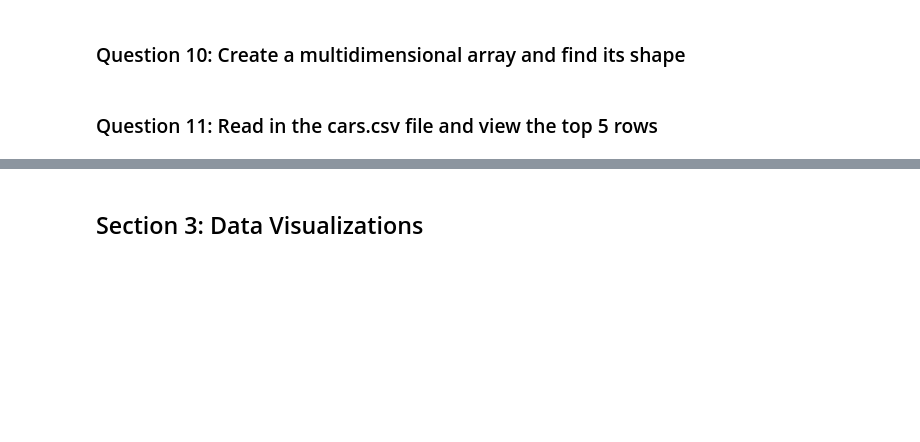
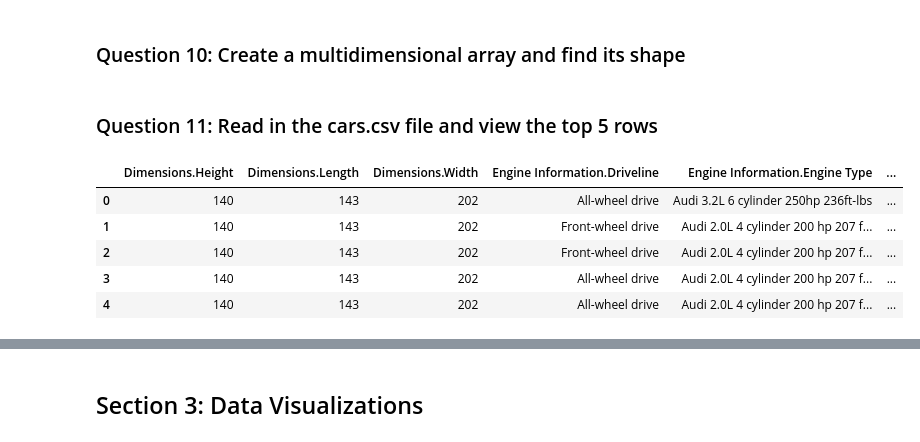
Before and after one commit to cjunhyuk/DS-Pre-Work-Review-, a Jupyter notebook: Pre-Work Review .ipynb, the cells around one changed output, grey strips where cells are left out. Drawn from its saved outputs; the diff is of its cells as text; code cells hidden in the pictures; blank space fills up the shorter version.

```diff
--- a/Pre-Work Review .ipynb
+++ b/Pre-Work Review .ipynb
@@ -294,8 +294,16 @@ shape_x = None
 ### Question 11:  Read in the cars.csv file and view the top 5 rows
 # %%
 #import the pandas library as pd
+import pandas as pd
 
-cars = None #replace with reading in the csv
+cars =  pd.read_csv("data/cars.csv")#replace with reading in the csv
 
 #call the .head method on cars
-None
+cars.head()
+# %% [output]
+|  | Dimensions.Height | Dimensions.Length | Dimensions.Width | Engine Information.Driveline | Engine Information.Engine Type | ... |
+| 0 | 140 | 143 | 202 | All-wheel drive | Audi 3.2L 6 cylinder 250hp 236ft-lbs | ... |
+| 1 | 140 | 143 | 202 | Front-wheel drive | Audi 2.0L 4 cylinder 200 hp 207 f... | ... |
+| 2 | 140 | 143 | 202 | Front-wheel drive | Audi 2.0L 4 cylinder 200 hp 207 f... | ... |
+| 3 | 140 | 143 | 202 | All-wheel drive | Audi 2.0L 4 cylinder 200 hp 207 f... | ... |
+| 4 | 140 | 143 | 202 | All-wheel drive | Audi 2.0L 4 cylinder 200 hp 207 f... | ... |
```
Also changed, not shown: parts of 5 cells of this notebook.
